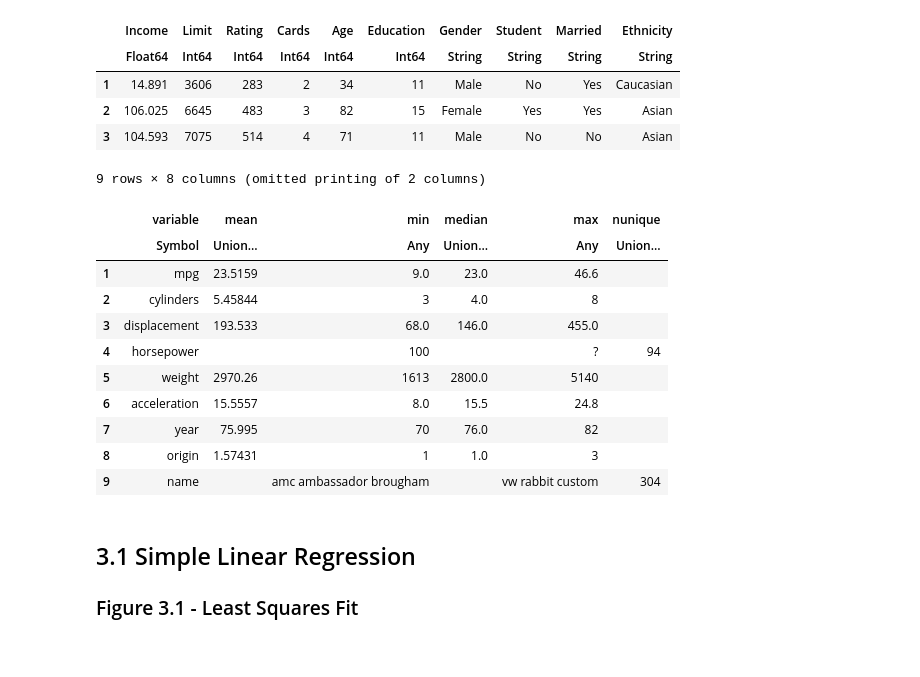
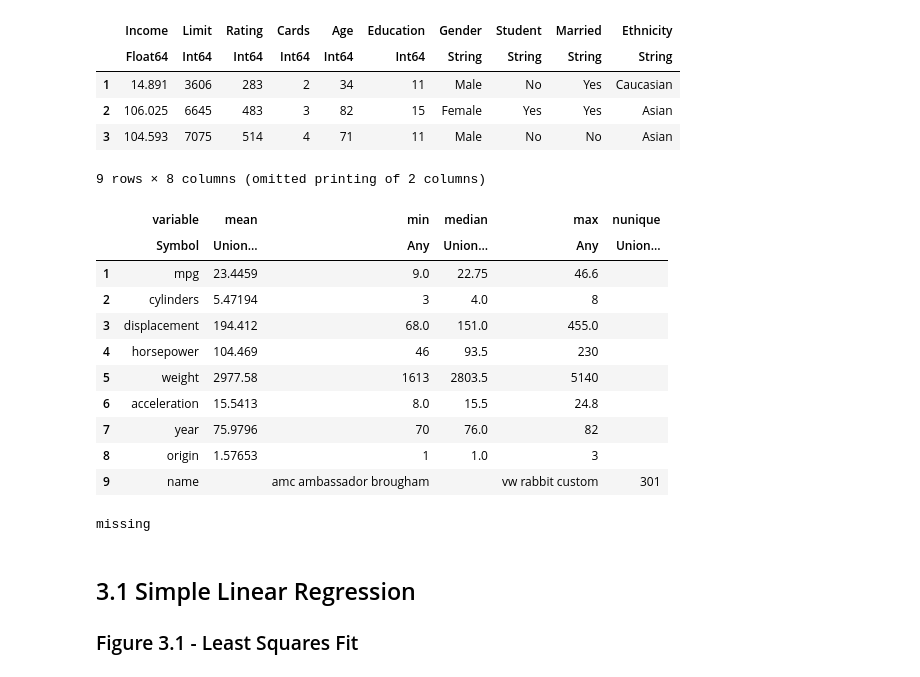
Before and after one commit to kanishka-006/ISLR-Julia, a Jupyter notebook: Notebooks/Chapter 3.ipynb, the cells around one changed output. Cells and saved outputs as stored; diff of their text form; code cells hidden in the pictures.

```diff
--- a/Notebooks/Chapter 3.ipynb
+++ b/Notebooks/Chapter 3.ipynb
@@ -45,21 +43,28 @@ first(credit, 3)
 | 2 | 106.025 | 6645 | 483 | 3 | 82 | 15 | Female | Yes | Yes | Asian |
 | 3 | 104.593 | 7075 | 514 | 4 | 71 | 11 | Male | No | No | Asian |
 # %%
-auto = dropmissing(CSV.read("Data/Auto.csv", DataFrame))
+auto = dropmissing(CSV.read("Data/Auto.csv", DataFrame, missingstring="?"))
 describe(auto)
 # %% [output]
 9 rows × 8 columns (omitted printing of 2 columns)
 |  | variable | mean | min | median | max | nunique |
 |  | Symbol | Union… | Any | Union… | Any | Union… |
-| 1 | mpg | 23.5159 | 9.0 | 23.0 | 46.6 |  |
-| 2 | cylinders | 5.45844 | 3 | 4.0 | 8 |  |
-| 3 | displacement | 193.533 | 68.0 | 146.0 | 455.0 |  |
-| 4 | horsepower |  | 100 |  | ? | 94 |
-| 5 | weight | 2970.26 | 1613 | 2800.0 | 5140 |  |
-| 6 | acceleration | 15.5557 | 8.0 | 15.5 | 24.8 |  |
-| 7 | year | 75.995 | 70 | 76.0 | 82 |  |
-| 8 | origin | 1.57431 | 1 | 1.0 | 3 |  |
-| 9 | name |  | amc ambassador brougham |  | vw rabbit custom | 304 |
+| 1 | mpg | 23.4459 | 9.0 | 22.75 | 46.6 |  |
+| 2 | cylinders | 5.47194 | 3 | 4.0 | 8 |  |
+| 3 | displacement | 194.412 | 68.0 | 151.0 | 455.0 |  |
+| 4 | horsepower | 104.469 | 46 | 93.5 | 230 |  |
+| 5 | weight | 2977.58 | 1613 | 2803.5 | 5140 |  |
+| 6 | acceleration | 15.5413 | 8.0 | 15.5 | 24.8 |  |
+| 7 | year | 75.9796 | 70 | 76.0 | 82 |  |
+| 8 | origin | 1.57653 | 1 | 1.0 | 3 |  |
+| 9 | name |  | amc ambassador brougham |  | vw rabbit custom | 301 |
+# %%
+# f(x) = parse(Float64, x)
+# f.(["1", "2"]);
+# parse.(Float64, ["1", "2"])
+missing
+# %% [output]
+missing
 # %% [markdown]
 ## 3.1 Simple Linear Regression
 
```
Also changed, not shown: parts of 38 cells of this notebook.
